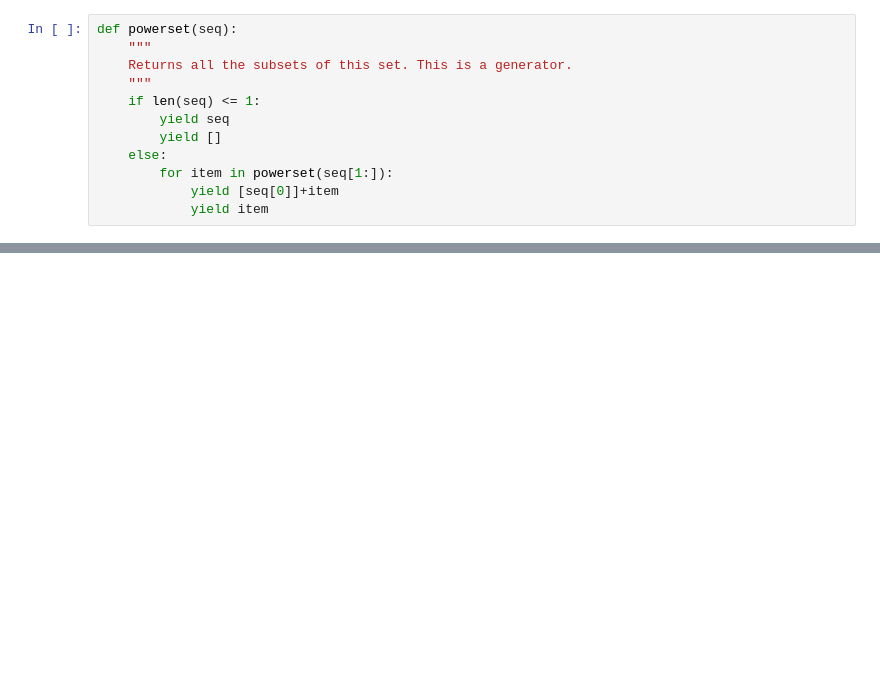
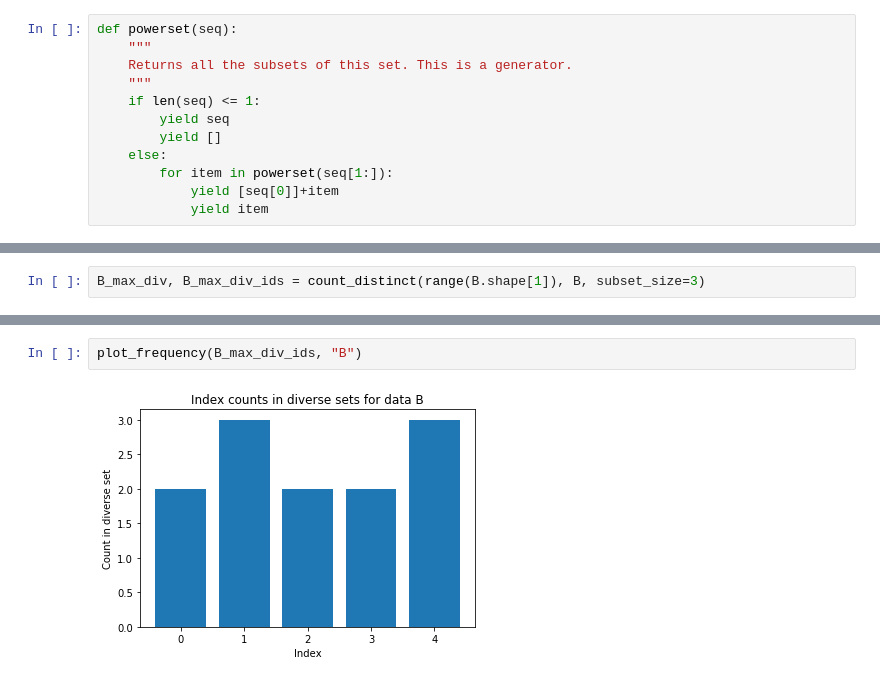
Before and after one commit to c-dickens/phd-work, a Jupyter notebook: diversity-problems.ipynb, the cells around one changed output, grey strips where cells are left out. Cells and saved outputs as stored; diff of their text form; blank space fills up the shorter version.

```diff
--- a/diversity-problems.ipynb
+++ b/diversity-problems.ipynb
@@ -92,0 +156,2 @@ for i in powerset([1,2,3]):
+# %%
+B_max_div, B_max_div_ids = count_distinct(range(B.shape[1]), B, subset_size=3)
@@ -92,0 +245,4 @@ for i in powerset([1,2,3]):
+# %%
+plot_frequency(B_max_div_ids, "B")
+# %% [output]
+[figure, added]
```
Also changed, not shown: parts of 28 cells of this notebook.
